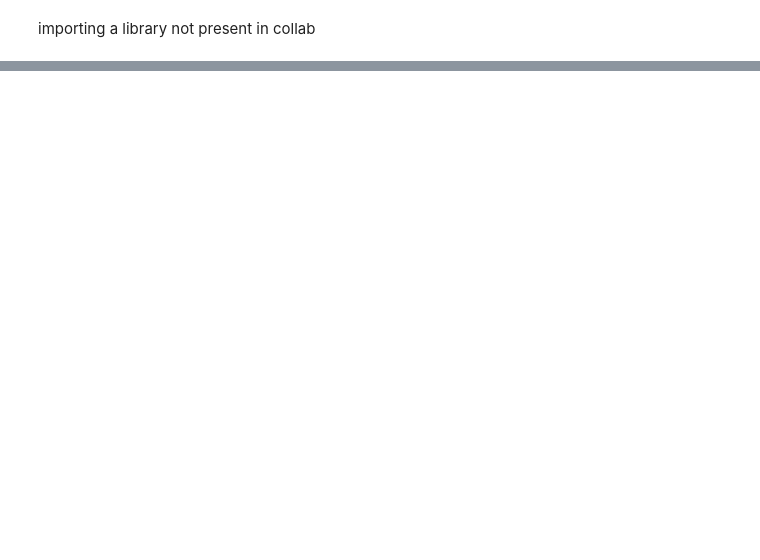
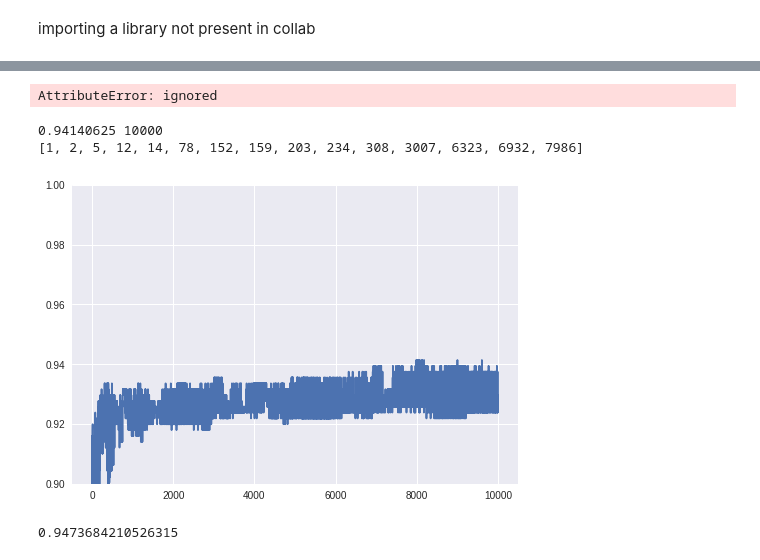
Before and after one commit to Ashish1999Kumar/Deep-learning, a Jupyter notebook: Perceptron.ipynb, the cells around one changed output, grey strips where cells are left out. Saved outputs shown, nothing was run; the diff lists cells and outputs as text; code cells hidden in the pictures; blank space fills up the shorter version.

```diff
--- a/Perceptron.ipynb
+++ b/Perceptron.ipynb
@@ -32,0 +31,7 @@ X_train,X_test,Y_train,Y_test=tt(X,Y,test_size=0.1,stratify=Y,random_state=2)
+# %%
+X_train=X_train.values
+X_test=X_test.values
+Y_train=Y_train.values
+X_test=X_test.values
+# %% [output]
+AttributeError: ignored
@@ -32,0 +96,13 @@ X_train,X_test,Y_train,Y_test=tt(X,Y,test_size=0.1,stratify=Y,random_state=2)
+# %%
+perceptron = Perceptron()
+# %%
+wt_matrix = perceptron.fit(X_train, Y_train, 10000,0.1 )
+# %% [output]
+0.94140625 10000
+[1, 2, 5, 12, 14, 78, 152, 159, 203, 234, 308, 3007, 6323, 6932, 7986]
+[figure, added]
+# %%
+Y_pred_test = perceptron.predict(X_test)
+print(accuracy_score(Y_pred_test, Y_test))   #0.9298245614035088 0.9473684210526315
+# %% [output]
+0.9473684210526315
```
Also changed, not shown: parts of 4 cells of this notebook.
